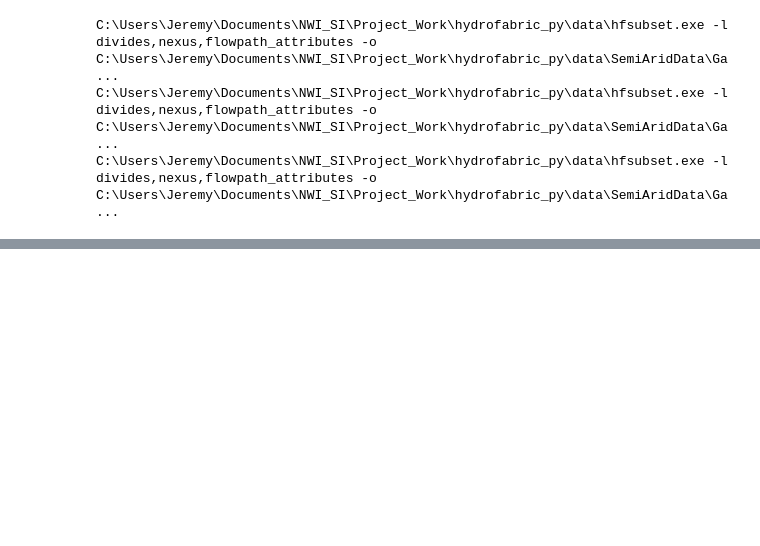
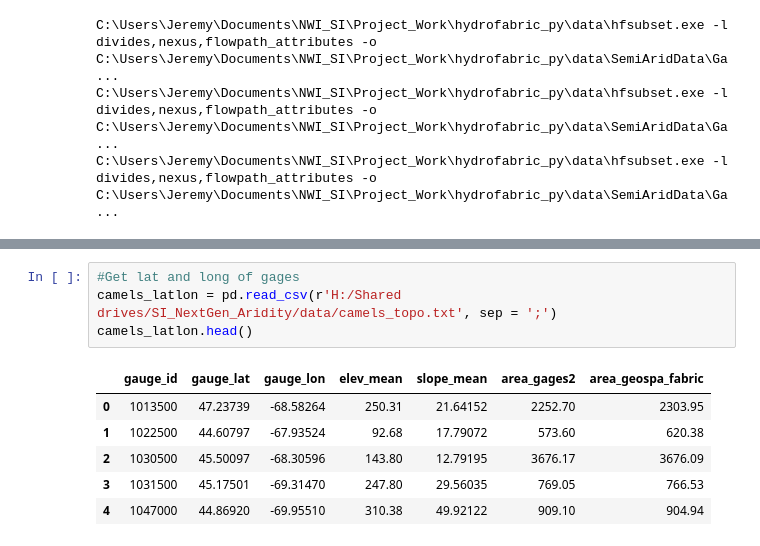
Before and after one commit to rappjer1/hydrofab_py, a Jupyter notebook: Hfsubset_CLI_access.ipynb, the cells around one changed output, grey strips where cells are left out. Drawn from its saved outputs; the diff is of its cells as text; blank space fills up the shorter version.

```diff
--- a/Hfsubset_CLI_access.ipynb
+++ b/Hfsubset_CLI_access.ipynb
@@ -277,0 +324,11 @@ Done
+# %%
+#Get lat and long of gages
+camels_latlon = pd.read_csv(r'H:/Shared drives/SI_NextGen_Aridity/data/camels_topo.txt', sep = ';')
+camels_latlon.head()
+# %% [output]
+|  | gauge_id | gauge_lat | gauge_lon | elev_mean | slope_mean | area_gages2 | area_geospa_fabric |
+| 0 | 1013500 | 47.23739 | -68.58264 | 250.31 | 21.64152 | 2252.70 | 2303.95 |
+| 1 | 1022500 | 44.60797 | -67.93524 | 92.68 | 17.79072 | 573.60 | 620.38 |
+| 2 | 1030500 | 45.50097 | -68.30596 | 143.80 | 12.79195 | 3676.17 | 3676.09 |
+| 3 | 1031500 | 45.17501 | -69.31470 | 247.80 | 29.56035 | 769.05 | 766.53 |
+| 4 | 1047000 | 44.86920 | -69.95510 | 310.38 | 49.92122 | 909.10 | 904.94 |
```
Also changed, not shown: parts of 10 cells of this notebook.
